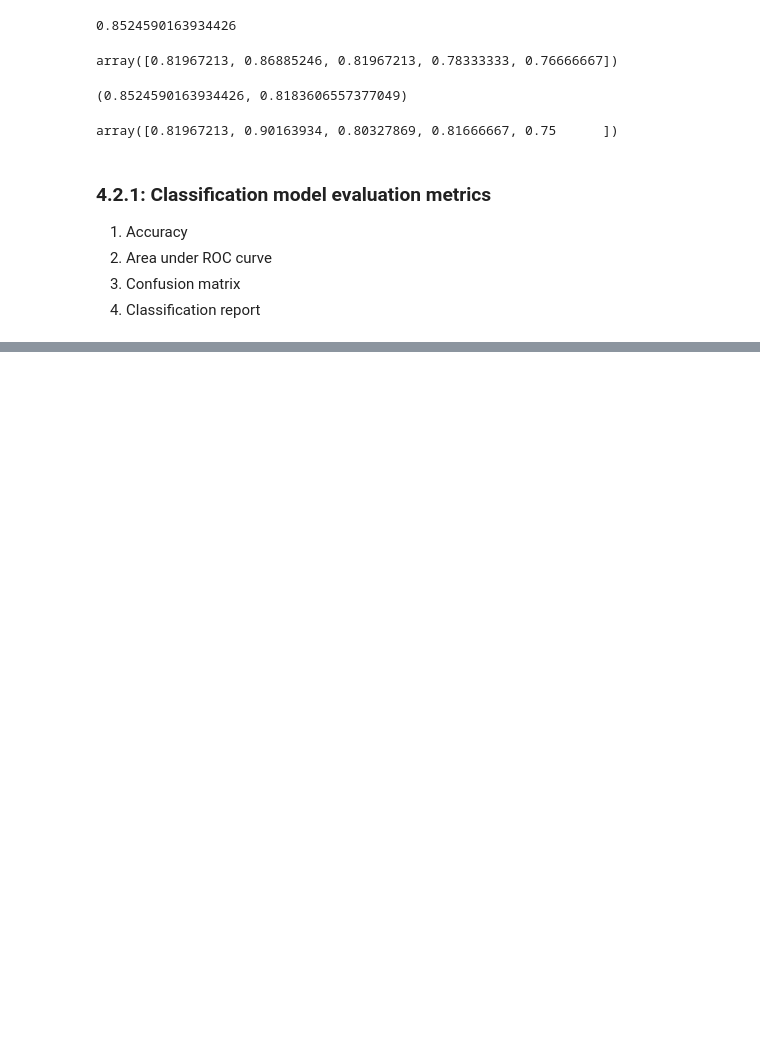
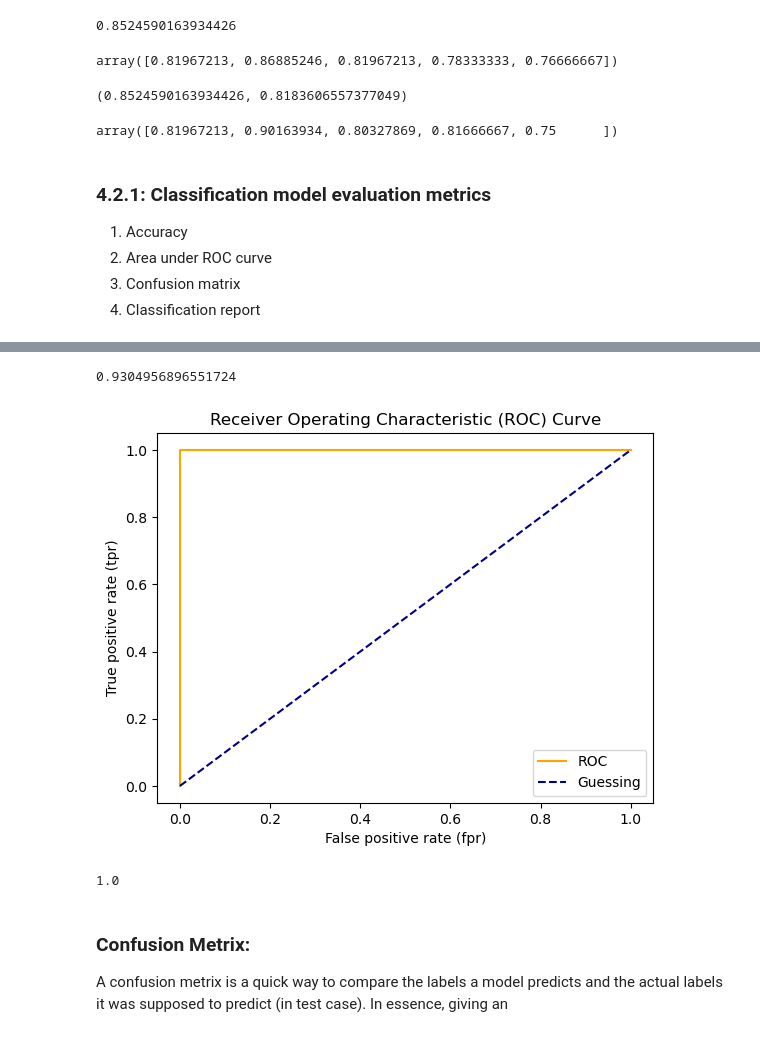
Before and after one commit to MainulDip/AiMlStudy, a Jupyter notebook: apps/1-pandas/SciKit-Learn-InDepth.ipynb, the cells around one changed output, grey strips where cells are left out. Cells and saved outputs as stored; diff of their text form; code cells hidden in the pictures; blank space fills up the shorter version.

```diff
--- a/apps/1-pandas/SciKit-Learn-InDepth.ipynb
+++ b/apps/1-pandas/SciKit-Learn-InDepth.ipynb
@@ -371,0 +473,21 @@ array([0.81967213, 0.90163934, 0.80327869, 0.81666667, 0.75      ])
+# %%
+# AUC score
+from sklearn.metrics import roc_auc_score
+
+roc_auc_score(y_test, y_probs_positive)
+# %% [output]
+0.9304956896551724
+# %%
+# plot perfect ROC curve and AUC score
+fpr, tpr, thresholds = roc_curve(y_test, y_test)
+plot_roc_curve(fpr,tpr)
+# %% [output]
+[figure, added]
+# %%
+# Perfect AUC Score (perfect auc score is very unlikely in real life condition)
+roc_auc_score(y_test, y_test)
+# %% [output]
+1.0
+# %% [markdown]
+### Confusion Metrix:
+A confusion metrix is a quick way to compare the labels a model predicts and the actual labels it was supposed to predict (in test case). In essence, giving an
```
Also changed, not shown: parts of 13 cells of this notebook, 2 other files.
